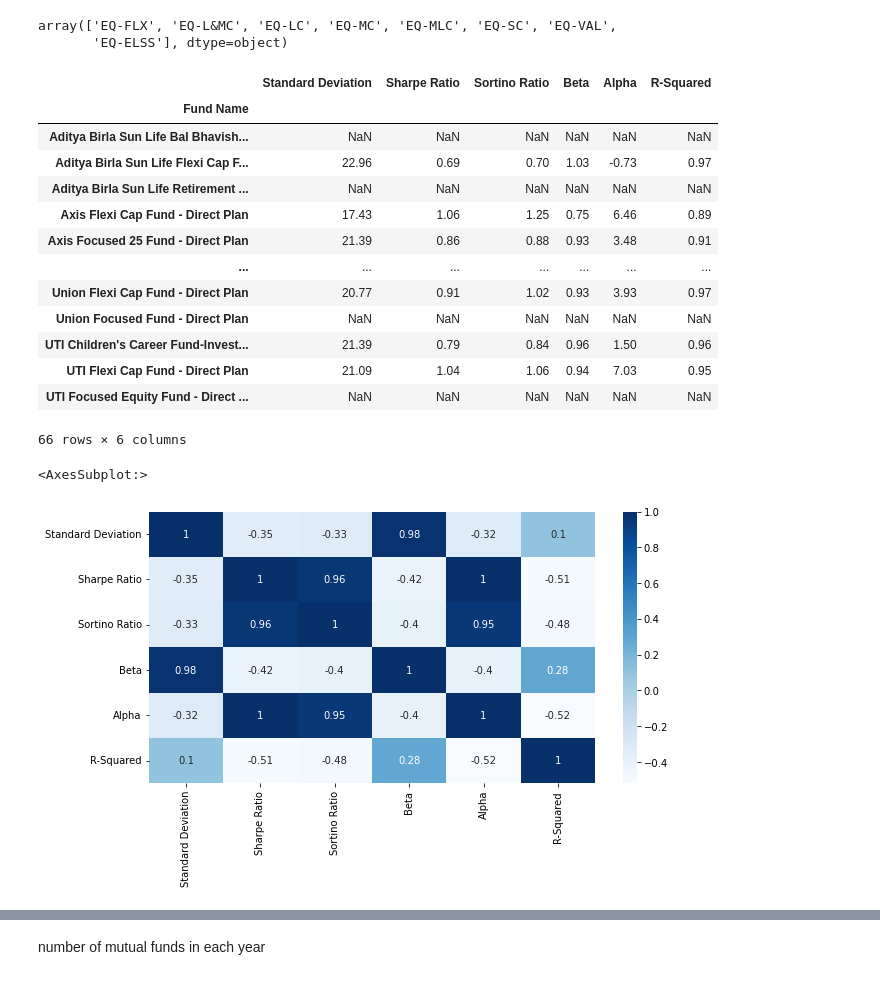
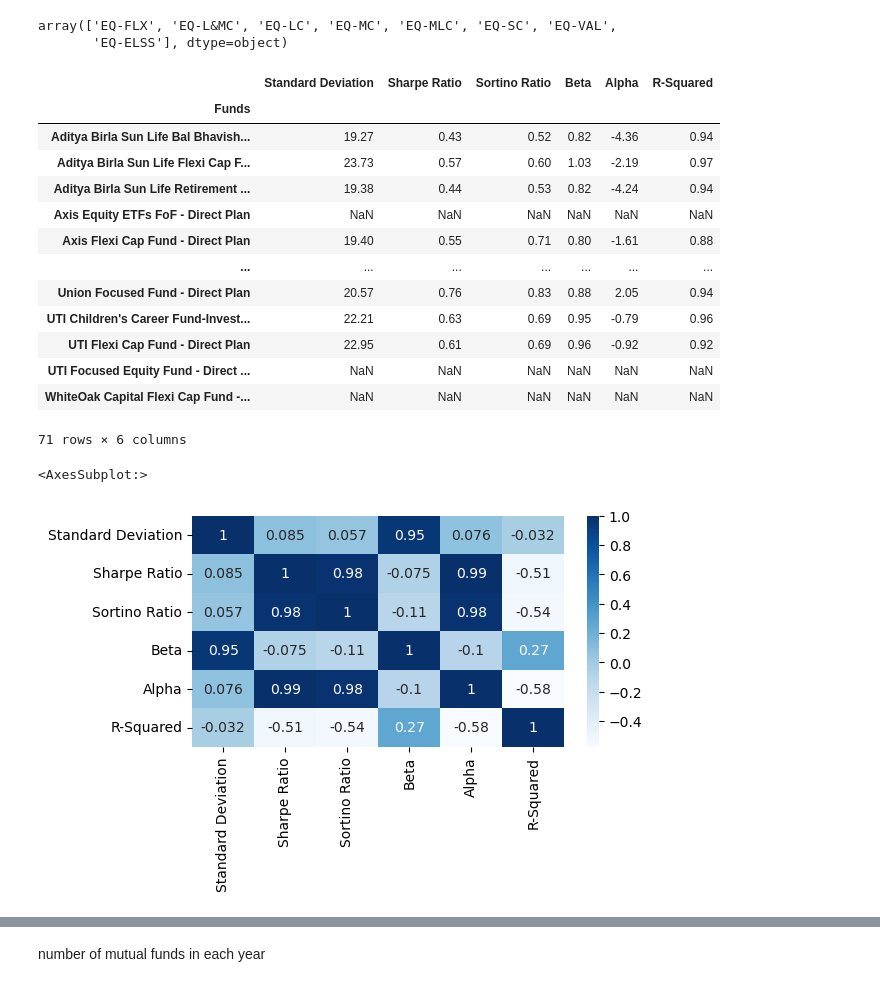
Before and after one commit to dsanr/Mutual-Funds-Analysis, a Jupyter notebook: mf-equity.ipynb, the cells around one changed output, grey strips where cells are left out. Drawn from its saved outputs; the diff is of its cells as text; code cells hidden in the pictures.

```diff
--- a/mf-equity.ipynb
+++ b/mf-equity.ipynb
@@ -4,7 +4,7 @@ import pandas as pd
 import matplotlib.pyplot as plt
 import seaborn as sns
 # %%
-all_eq = pd.read_excel('../mf/all-equity-excluding-sector-funds-2021.xlsx', skiprows=5, index_col=0)
+all_eq = pd.read_excel('../mf/all-equity-excluding-sector-funds-2022.xlsx', skiprows=5, index_col=0)
 # %%
 all_eq
 # %% [output]
@@ -49,7 +49,9 @@ Convert strings to numeric values
 # %%
 all_eq['Rating'] = all_eq['Rating'].apply(pd.to_numeric, errors='coerce')
 # %%
-all_eq.iloc[:, 3:6] = all_eq.iloc[:, 3:6].apply(pd.to_numeric, errors='coerce')
+all_eq.iloc[:, 2:3] = all_eq.iloc[:, 2:3].apply(pd.to_numeric, errors='coerce')
+# %%
+all_eq.iloc[:, 4:6] = all_eq.iloc[:, 4:6].apply(pd.to_numeric, errors='coerce')
 # %%
 all_eq.iloc[:, 9:] = all_eq.iloc[:, 9:].apply(pd.to_numeric, errors='coerce')
 # %%
@@ -272,23 +275,23 @@ one_eq = all_eq[all_eq['Category'] == 'EQ-FLX']
 one_eq.iloc[:, 9:15]
 # %% [output]
 |  | Standard Deviation | Sharpe Ratio | Sortino Ratio | Beta | Alpha | R-Squared |
-| Fund Name |  |  |  |  |  |  |
-| Aditya Birla Sun Life Bal Bhavish... | NaN | NaN | NaN | NaN | NaN | NaN |
-| Aditya Birla Sun Life Flexi Cap F... | 22.96 | 0.69 | 0.70 | 1.03 | -0.73 | 0.97 |
-| Aditya Birla Sun Life Retirement ... | NaN | NaN | NaN | NaN | NaN | NaN |
-| Axis Flexi Cap Fund - Direct Plan | 17.43 | 1.06 | 1.25 | 0.75 | 6.46 | 0.89 |
-| Axis Focused 25 Fund - Direct Plan | 21.39 | 0.86 | 0.88 | 0.93 | 3.48 | 0.91 |
+| Funds |  |  |  |  |  |  |
+| Aditya Birla Sun Life Bal Bhavish... | 19.27 | 0.43 | 0.52 | 0.82 | -4.36 | 0.94 |
+| Aditya Birla Sun Life Flexi Cap F... | 23.73 | 0.57 | 0.60 | 1.03 | -2.19 | 0.97 |
+| Aditya Birla Sun Life Retirement ... | 19.38 | 0.44 | 0.53 | 0.82 | -4.24 | 0.94 |
+| Axis Equity ETFs FoF - Direct Plan | NaN | NaN | NaN | NaN | NaN | NaN |
+| Axis Flexi Cap Fund - Direct Plan | 19.40 | 0.55 | 0.71 | 0.80 | -1.61 | 0.88 |
 | ... | ... | ... | ... | ... | ... | ... |
-| Union Flexi Cap Fund - Direct Plan | 20.77 | 0.91 | 1.02 | 0.93 | 3.93 | 0.97 |
-| Union Focused Fund - Direct Plan | NaN | NaN | NaN | NaN | NaN | NaN |
-| UTI Children's Career Fund-Invest... | 21.39 | 0.79 | 0.84 | 0.96 | 1.50 | 0.96 |
-| UTI Flexi Cap Fund - Direct Plan | 21.09 | 1.04 | 1.06 | 0.94 | 7.03 | 0.95 |
+| Union Focused Fund - Direct Plan | 20.57 | 0.76 | 0.83 | 0.88 | 2.05 | 0.94 |
+| UTI Children's Career Fund-Invest... | 22.21 | 0.63 | 0.69 | 0.95 | -0.79 | 0.96 |
+| UTI Flexi Cap Fund - Direct Plan | 22.95 | 0.61 | 0.69 | 0.96 | -0.92 | 0.92 |
 | UTI Focused Equity Fund - Direct ... | NaN | NaN | NaN | NaN | NaN | NaN |
+| WhiteOak Capital Flexi Cap Fund -... | NaN | NaN | NaN | NaN | NaN | NaN |
-66 rows × 6 columns
+71 rows × 6 columns
 # %%
-plt.figure(figsize=(10,5))
+plt.figure(figsize=(6,3))
 sns.heatmap(one_eq.iloc[:, 9:15].corr(), annot=True, cmap='Blues')
 # %% [output]
 <AxesSubplot:>
-[figure, old version]
+[figure, new version]
 # %%
```
Also changed, not shown: parts of 52 cells of this notebook, 3 other files.
